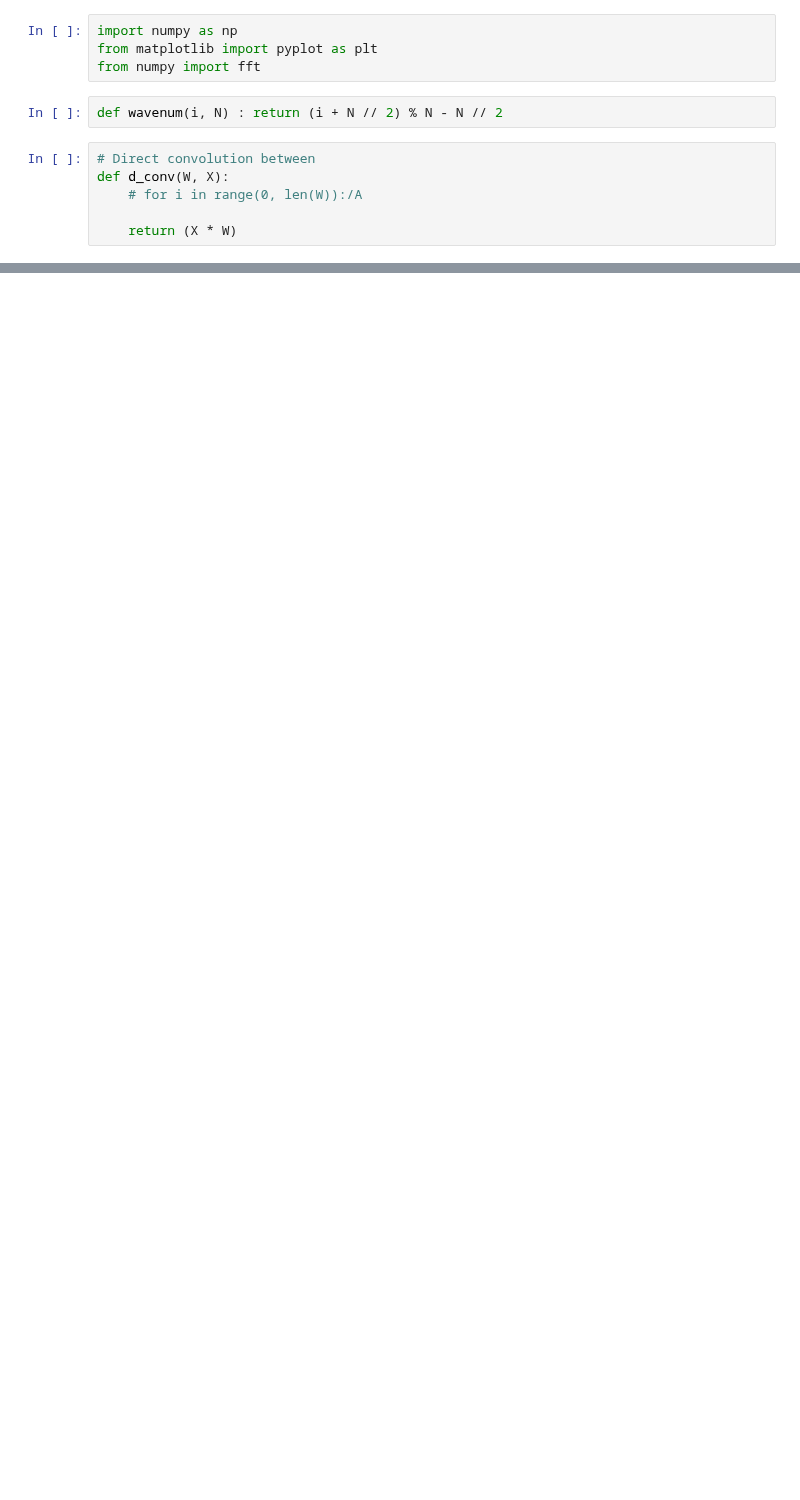
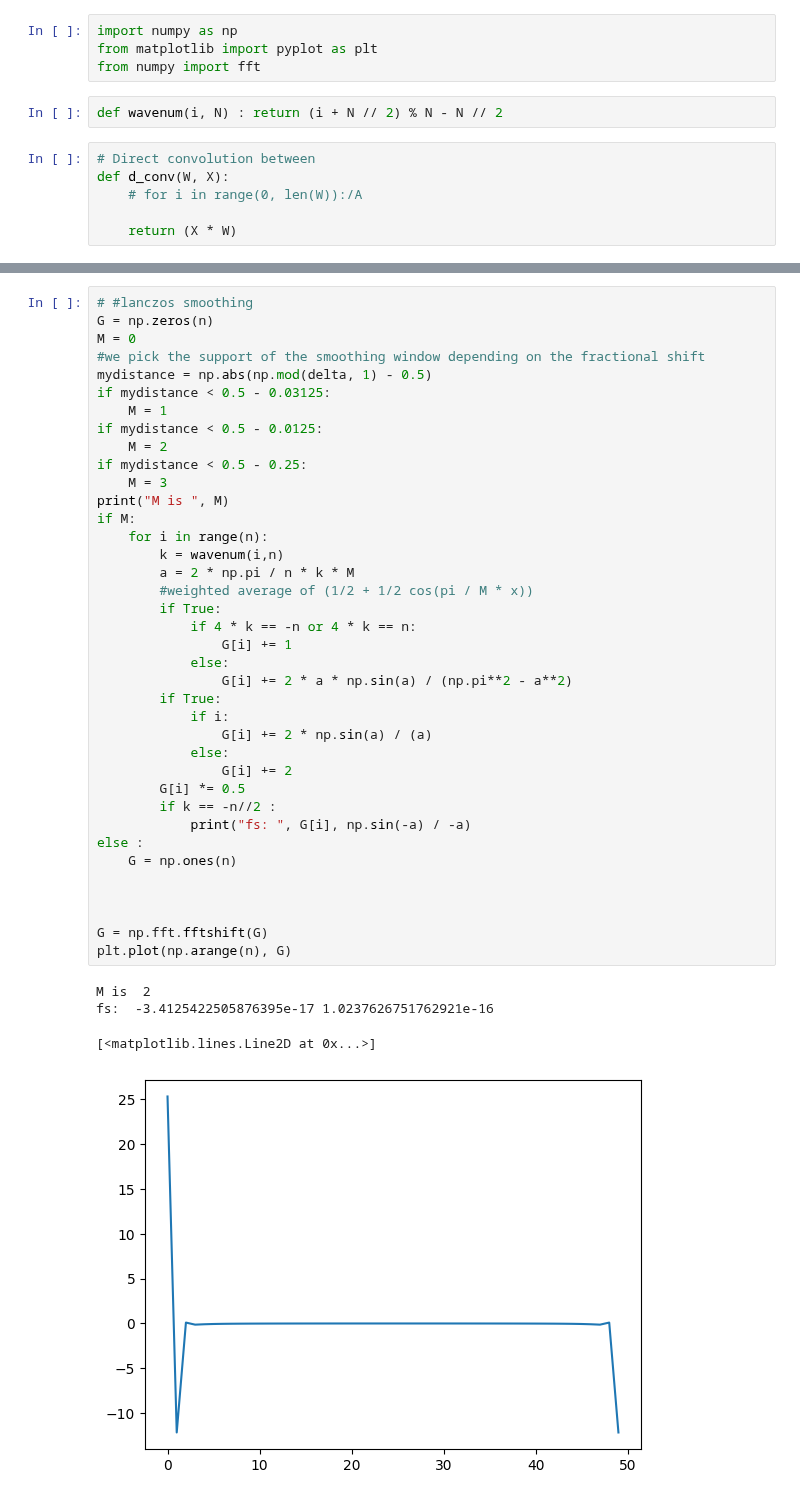
Before and after one commit to DylanReidRamelli/Bachelor-Project-2023, a Jupyter notebook: notebook/direct_convolution.ipynb, the cells around one changed output, grey strips where cells are left out. Cells and saved outputs as stored; diff of their text form; blank space fills up the shorter version.

```diff
--- a/notebook/direct_convolution.ipynb
+++ b/notebook/direct_convolution.ipynb
@@ -44,0 +42,43 @@ TypeError: exp() takes from 1 to 2 positional arguments but 61 were given
+# %%
+# #lanczos smoothing
+G = np.zeros(n)
+M = 0
+#we pick the support of the smoothing window depending on the fractional shift
+mydistance = np.abs(np.mod(delta, 1) - 0.5)
+if mydistance < 0.5 - 0.03125:
+    M = 1
+if mydistance < 0.5 - 0.0125:
+    M = 2
+if mydistance < 0.5 - 0.25:
+    M = 3
+print("M is ", M)
+if M:
+    for i in range(n):
+        k = wavenum(i,n)
+        a = 2 * np.pi / n * k * M
+        #weighted average of (1/2 + 1/2 cos(pi / M * x))
+        if True:
+            if 4 * k == -n or 4 * k == n:
+                G[i] += 1
+            else:
+                G[i] += 2 * a * np.sin(a) / (np.pi**2 - a**2)
+        if True:
+            if i:
+                G[i] += 2 * np.sin(a) / (a)
+            else:
+                G[i] += 2
+        G[i] *= 0.5
+        if k == -n//2 :
+            print("fs: ", G[i], np.sin(-a) / -a)
+else :
+    G = np.ones(n)
+
+
+
+G = np.fft.fftshift(G)
+plt.plot(np.arange(n), G)
+# %% [output]
+M is  2
+fs:  -3.4125422505876395e-17 1.0237626751762921e-16
+[<matplotlib.lines.Line2D at 0x...>]
+[figure, added]
```
Also changed, not shown: parts of 7 cells of this notebook, 2 other files.
